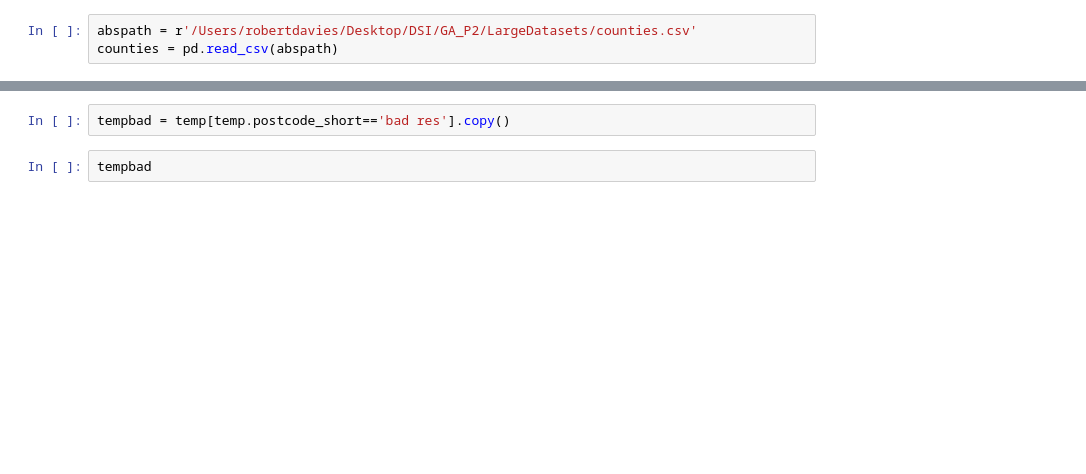
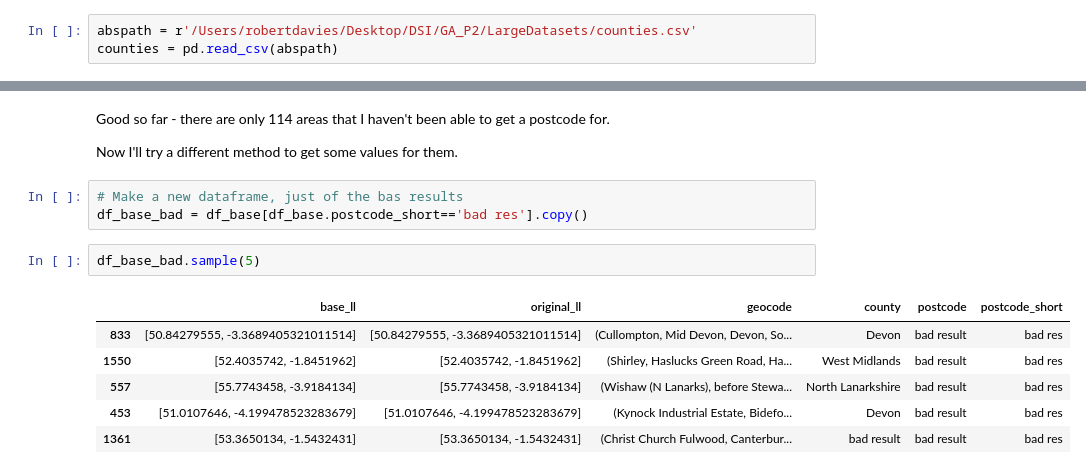
Before and after one commit to rgdavies92/used-car-value, a Jupyter notebook: 03_GeoCoding.ipynb, the cells around one changed output, grey strips where cells are left out. Saved outputs shown, nothing was run; the diff lists cells and outputs as text; blank space fills up the shorter version.

```diff
--- a/03_GeoCoding.ipynb
+++ b/03_GeoCoding.ipynb
@@ -246,5 +241,17 @@ temp.postcode_short.value_counts()
+# %% [markdown]
+Good so far - there are only 114 areas that I haven't been able to get a postcode for.
+
+Now I'll try a different method to get some values for them.
 # %%
-tempbad = temp[temp.postcode_short=='bad res'].copy()
+# Make a new dataframe, just of the bas results
+df_base_bad = df_base[df_base.postcode_short=='bad res'].copy()
 # %%
-tempbad
+df_base_bad.sample(5)
+# %% [output]
+|  | base_ll | original_ll | geocode | county | postcode | postcode_short |
+| 833 | [50.84279555, -3.3689405321011514] | [50.84279555, -3.3689405321011514] | (Cullompton, Mid Devon, Devon, So... | Devon | bad result | bad res |
+| 1550 | [52.4035742, -1.8451962] | [52.4035742, -1.8451962] | (Shirley, Haslucks Green Road, Ha... | West Midlands | bad result | bad res |
+| 557 | [55.7743458, -3.9184134] | [55.7743458, -3.9184134] | (Wishaw (N Lanarks), before Stewa... | North Lanarkshire | bad result | bad res |
+| 453 | [51.0107646, -4.199478523283679] | [51.0107646, -4.199478523283679] | (Kynock Industrial Estate, Bidefo... | Devon | bad result | bad res |
+| 1361 | [53.3650134, -1.5432431] | [53.3650134, -1.5432431] | (Christ Church Fulwood, Canterbur... | bad result | bad result | bad res |
 # %%
```
Also changed, not shown: parts of 48 cells of this notebook, 1 other file.
